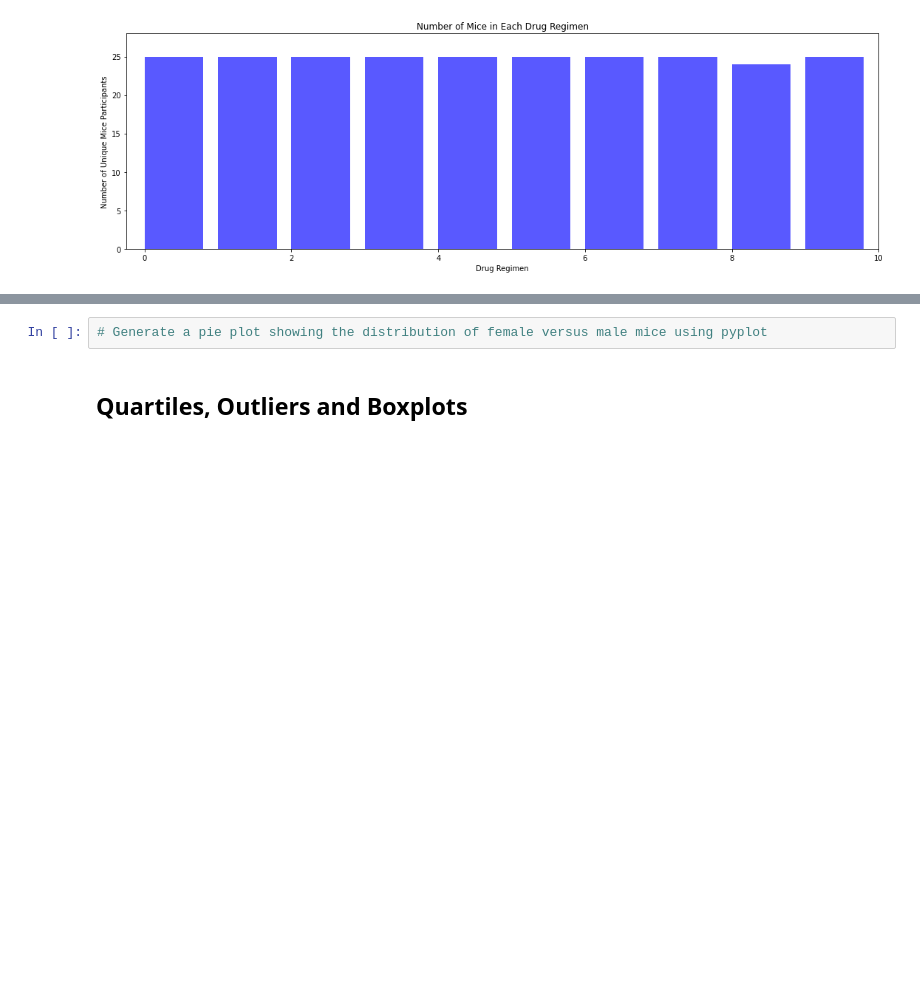
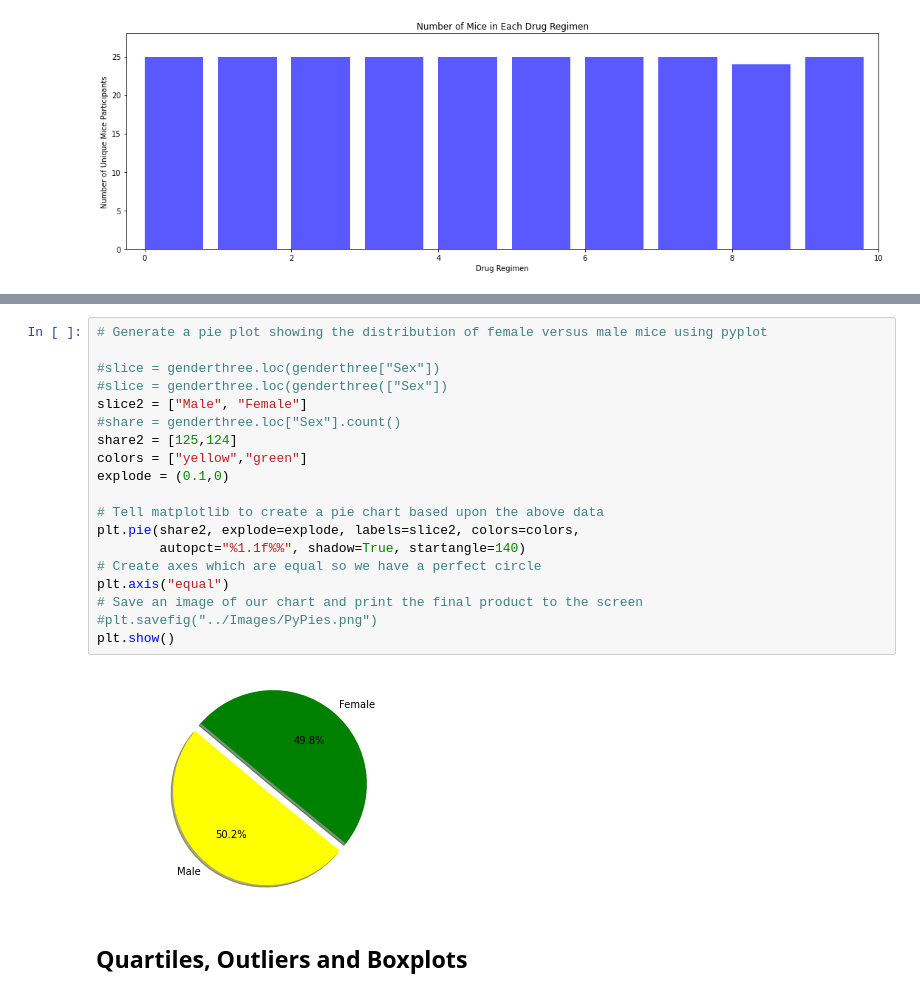
Before and after one commit to rodgerskent/matplotlib_challenge, a Jupyter notebook: Pymaceuticals/pymaceuticals_starter.ipynb, the cells around one changed output, grey strips where cells are left out. Drawn from its saved outputs; the diff is of its cells as text; blank space fills up the shorter version.

```diff
--- a/Pymaceuticals/pymaceuticals_starter.ipynb
+++ b/Pymaceuticals/pymaceuticals_starter.ipynb
@@ -230,5 +254,24 @@ plt.show()
-# %%
-# Generate a pie plot showing the distribution of female versus male mice using pyplot
+# %%
+# Generate a pie plot showing the distribution of female versus male mice using pyplot
+
+#slice = genderthree.loc(genderthree["Sex"])
+#slice = genderthree.loc(genderthree(["Sex"])
+slice2 = ["Male", "Female"]
+#share = genderthree.loc["Sex"].count()
+share2 = [125,124]
+colors = ["yellow","green"]
+explode = (0.1,0)
+
+# Tell matplotlib to create a pie chart based upon the above data
+plt.pie(share2, explode=explode, labels=slice2, colors=colors,
+        autopct="%1.1f%%", shadow=True, startangle=140)
+# Create axes which are equal so we have a perfect circle
+plt.axis("equal")
+# Save an image of our chart and print the final product to the screen
+#plt.savefig("../Images/PyPies.png")
+plt.show()
+# %% [output]
+[figure, added]
 # %% [markdown]
 ## Quartiles, Outliers and Boxplots
 # %%
```
Also changed, not shown: parts of 2 cells of this notebook.
